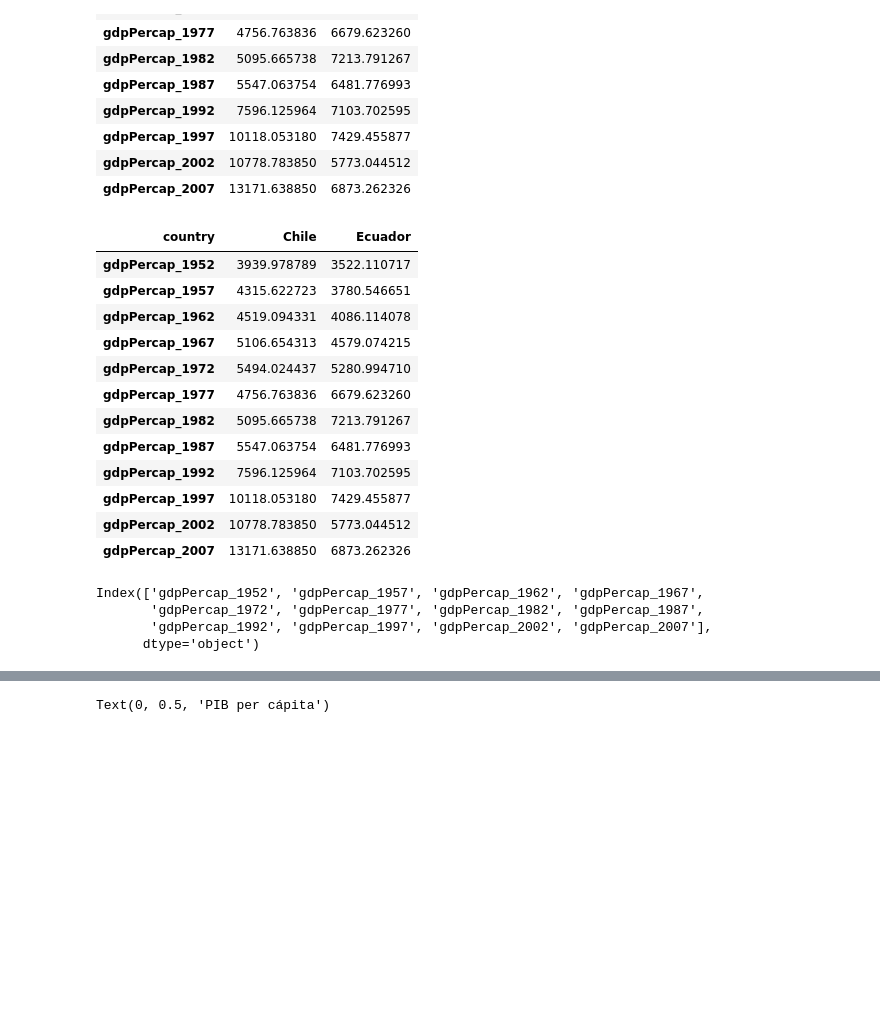
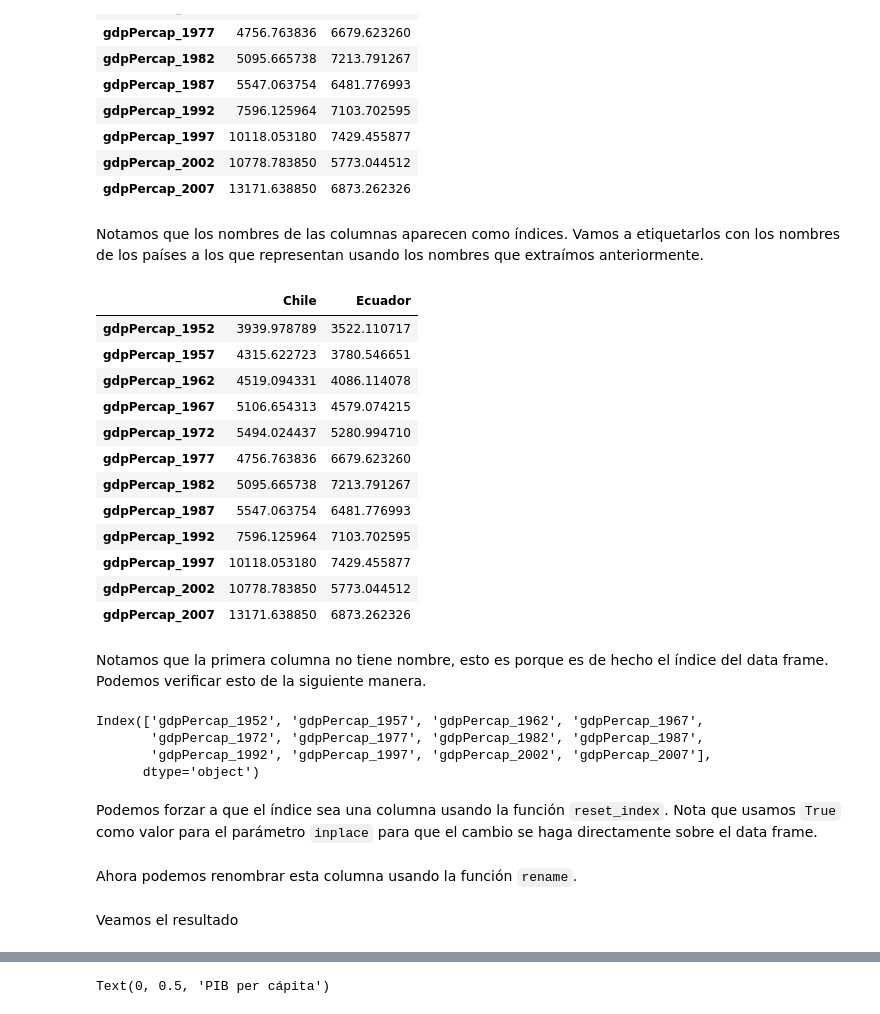
Before and after one commit to laboratoriolide/new-dimensions-materiales, a Jupyter notebook: Python/Semana_4.ipynb, the cells around one changed output, grey strips where cells are left out. Saved outputs shown, nothing was run; the diff lists cells and outputs as text; code cells hidden in the pictures; blank space fills up the shorter version.

```diff
--- a/Python/Semana_4.ipynb
+++ b/Python/Semana_4.ipynb
@@ -79,0 +100,3 @@ nombres_pais
+# %%
+paises = pib_ecuador.country
+paises
@@ -94,11 +123,13 @@ pib_ecuador
 | gdpPercap_1997 | 10118.053180 | 7429.455877 |
 | gdpPercap_2002 | 10778.783850 | 5773.044512 |
 | gdpPercap_2007 | 13171.638850 | 6873.262326 |
+# %% [markdown]
+Notamos que los nombres de las columnas aparecen como índices. Vamos a etiquetarlos con los nombres de los países a los que representan usando los nombres que extraímos anteriormente.
 # %%
-pib_ecuador.columns = nombres_pais.country
+pib_ecuador.columns = paises.values
 pib_ecuador
 # %% [output]
-| country | Chile | Ecuador |
+|  | Chile | Ecuador |
 | gdpPercap_1952 | 3939.978789 | 3522.110717 |
 | gdpPercap_1957 | 4315.622723 | 3780.546651 |
 | gdpPercap_1962 | 4519.094331 | 4086.114078 |
@@ -111,6 +142,8 @@ pib_ecuador
 | gdpPercap_1997 | 10118.053180 | 7429.455877 |
 | gdpPercap_2002 | 10778.783850 | 5773.044512 |
 | gdpPercap_2007 | 13171.638850 | 6873.262326 |
+# %% [markdown]
+Notamos que la primera columna no tiene nombre, esto es porque es de hecho el índice del data frame. Podemos verificar esto de la siguiente manera.
 # %%
 pib_ecuador.index
 # %% [output]
@@ -118,4 +151,6 @@ Index(['gdpPercap_1952', 'gdpPercap_1957', 'gdpPercap_1962', 'gdpPercap_1967',
        'gdpPercap_1972', 'gdpPercap_1977', 'gdpPercap_1982', 'gdpPercap_1987',
        'gdpPercap_1992', 'gdpPercap_1997', 'gdpPercap_2002', 'gdpPercap_2007'],
       dtype='object')
+# %% [markdown]
+Podemos forzar a que el índice sea una columna usando la función `reset_index`. Nota que usamos `True` como valor para el parámetro `inplace` para que el cambio se haga directamente sobre el data frame.
 # %%
@@ -123 +158,3 @@ pib_ecuador.reset_index(inplace=True)
+# %% [markdown]
+Ahora podemos renombrar esta columna usando la función `rename`.
 # %%
@@ -126,3 +162,5 @@ pib_ecuador.rename(columns={'index': 'anio'}, inplace=True)
+# %% [markdown]
+Veamos el resultado
 # %%
 pib_ecuador
 # %% [output]
```
Also changed, not shown: parts of 52 cells of this notebook.
